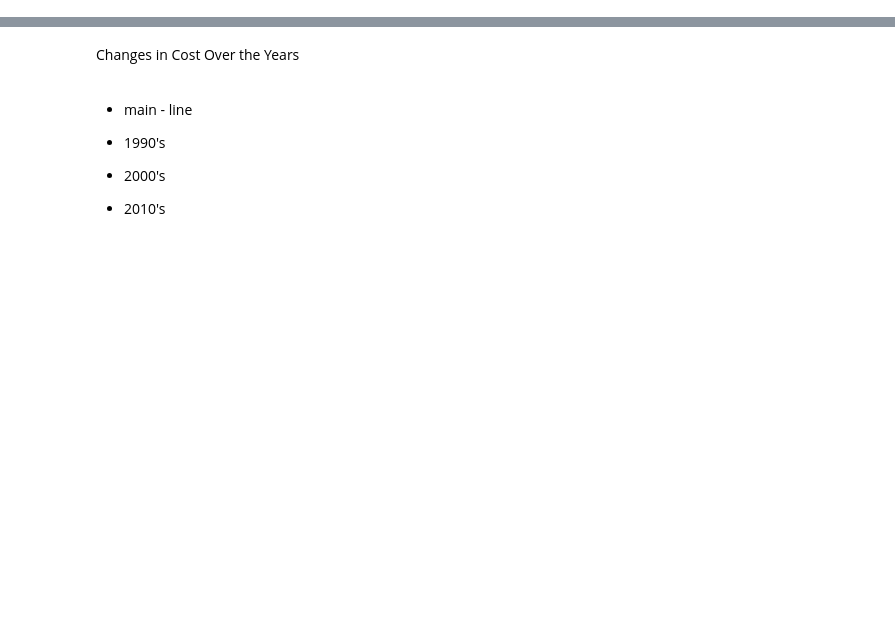
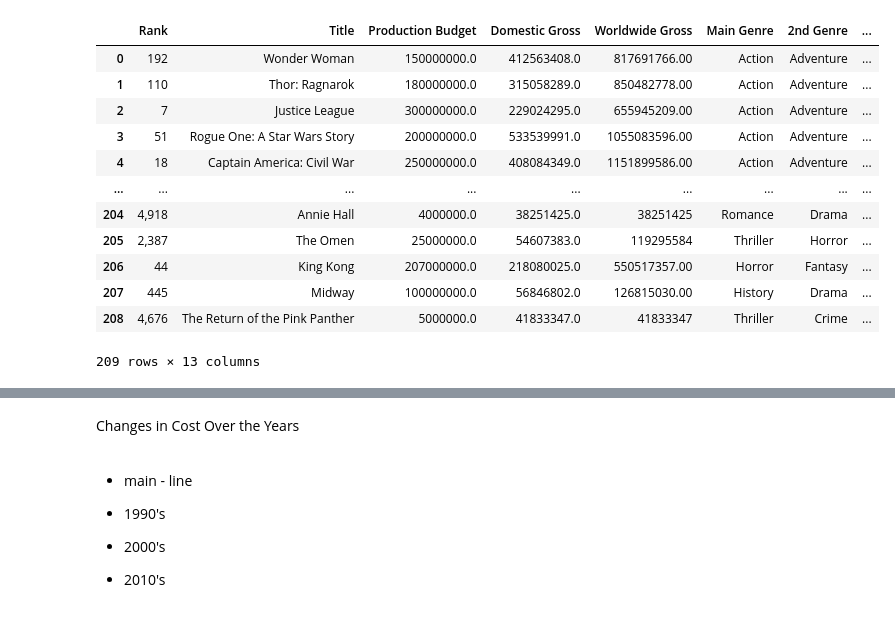
Before and after one commit to annied222/Project_1, a Jupyter notebook: movies.ipynb, the cells around one changed output, grey strips where cells are left out. Cells and saved outputs as stored; diff of their text form; code cells hidden in the pictures; blank space fills up the shorter version.

```diff
--- a/movies.ipynb
+++ b/movies.ipynb
@@ -88,0 +122,21 @@ director_df
+# %%
+#Retrieving Data from OMDb
+#Adding director based on title with null IMDb ID
+imdbid_df = csvmovies_df.dropna(axis=0,inplace= False)
+imdbid = imdbid_df["IMDb ID"].tolist()
+url = "http://www.omdbapi.com/?apikey=" + api_key + "&i="
+id_response = []
+
+for id in imdbid:
+    movie_data = requests.get(url + id).json()
+
+    try:
+        directors = movie_data["Director"]
+    except:
+        diretors = "N/A"
+
+
+    id_response.append({ "IMDb ID":id,
+                    "Director": directors})
+
+    print(f"{id} was directed by {directors}")
@@ -89 +182,19 @@ director_df
+# %%
+IDmovies_df = pd.merge(csvmovies_df,IDdirect_df, on = "IMDb ID")
+IDmovies_df.to_csv("datacreatedcsv/IDmovies.csv", index_label="Movie ID")
+IDmovies_df
+# %% [output]
+|  | Rank | Title | Production Budget | Domestic Gross | Worldwide Gross | Main Genre | 2nd Genre | ... |
+| 0 | 192 | Wonder Woman | 150000000.0 | 412563408.0 | 817691766.00 | Action | Adventure | ... |
+| 1 | 110 | Thor: Ragnarok | 180000000.0 | 315058289.0 | 850482778.00 | Action | Adventure | ... |
+| 2 | 7 | Justice League | 300000000.0 | 229024295.0 | 655945209.00 | Action | Adventure | ... |
+| 3 | 51 | Rogue One: A Star Wars Story | 200000000.0 | 533539991.0 | 1055083596.00 | Action | Adventure | ... |
+| 4 | 18 | Captain America: Civil War | 250000000.0 | 408084349.0 | 1151899586.00 | Action | Adventure | ... |
+| ... | ... | ... | ... | ... | ... | ... | ... | ... |
+| 204 | 4,918 | Annie Hall | 4000000.0 | 38251425.0 | 38251425 | Romance | Drama | ... |
+| 205 | 2,387 | The Omen | 25000000.0 | 54607383.0 | 119295584 | Thriller | Horror | ... |
+| 206 | 44 | King Kong | 207000000.0 | 218080025.0 | 550517357.00 | Horror | Fantasy | ... |
+| 207 | 445 | Midway | 100000000.0 | 56846802.0 | 126815030.00 | History | Drama | ... |
+| 208 | 4,676 | The Return of the Pink Panther | 5000000.0 | 41833347.0 | 41833347 | Thriller | Crime | ... |
+209 rows × 13 columns
 # %%
```
Also changed, not shown: parts of 9 cells of this notebook, 6 other files.
